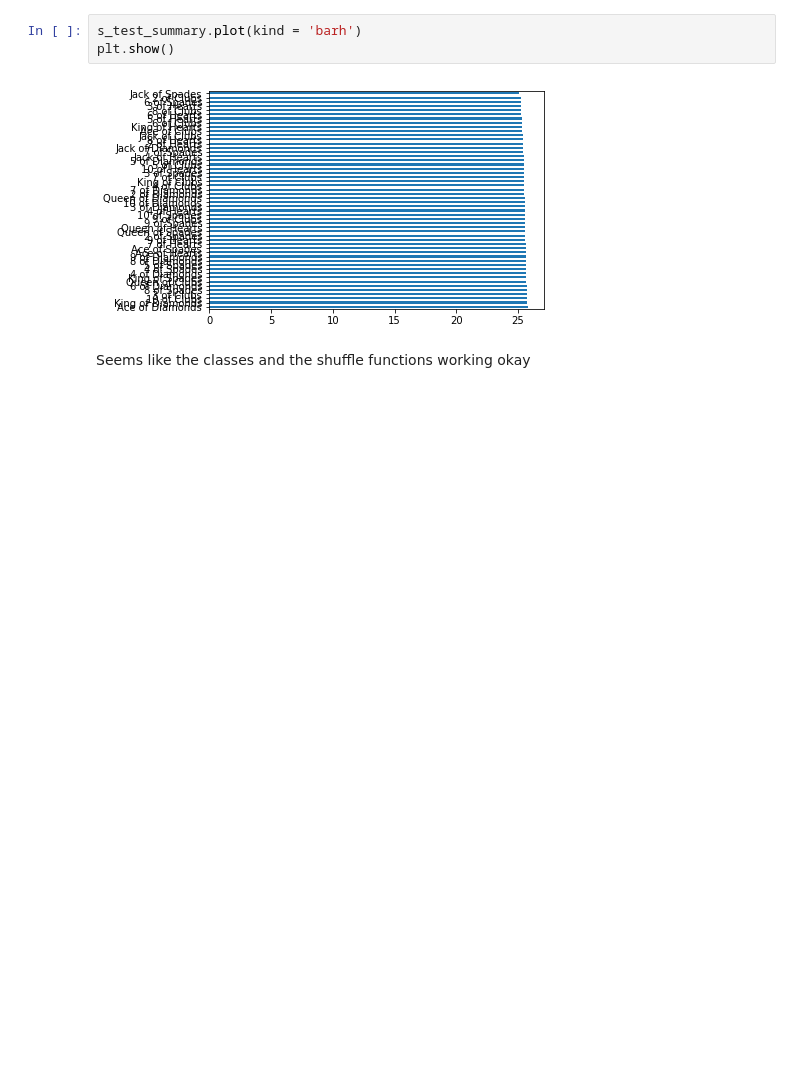
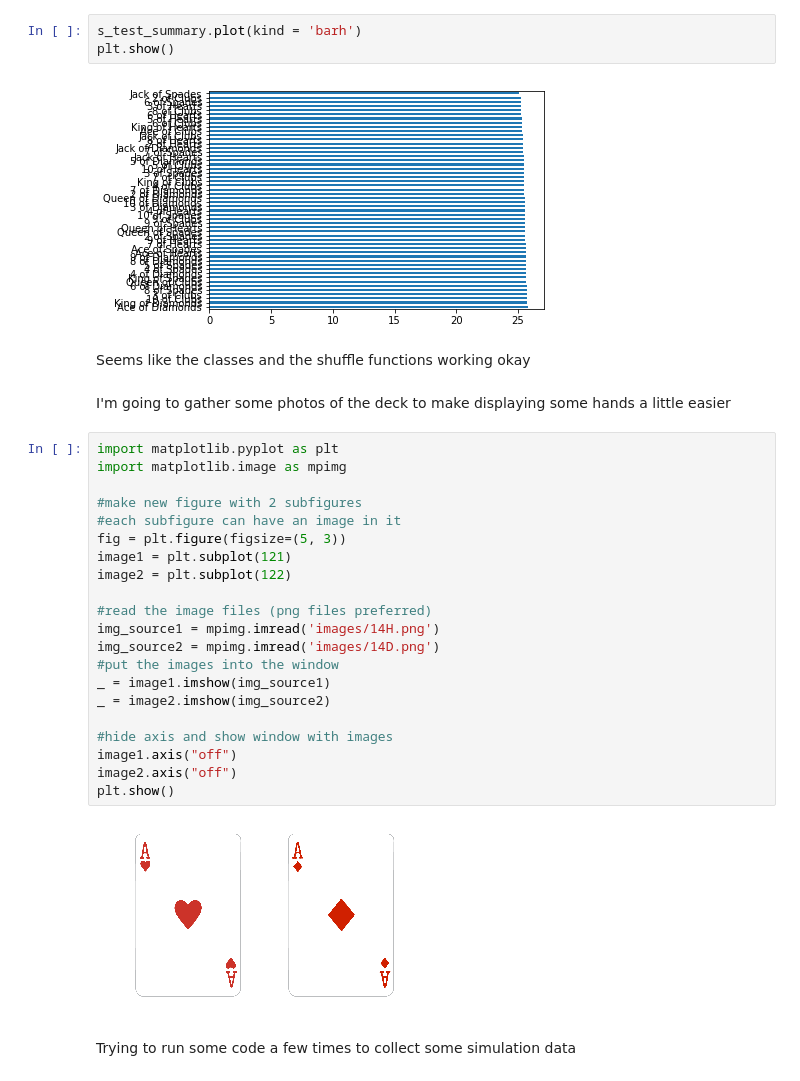
Before and after one commit to a35931chi/Poker, a Jupyter notebook: Test Functions.ipynb, the cells around one changed output. Drawn from its saved outputs; the diff is of its cells as text; blank space fills up the shorter version.

Commit message:
started a new exercise to evaluate best possible hands and outs.

```diff
--- a/Test Functions.ipynb
+++ b/Test Functions.ipynb
@@ -59,3 +64,30 @@ plt.show()
 [figure]
 # %% [markdown]
 Seems like the classes and the shuffle functions working okay
+# %% [markdown]
+I'm going to gather some photos of the deck to make displaying some hands a little easier
+# %%
+import matplotlib.pyplot as plt
+import matplotlib.image as mpimg
+
+#make new figure with 2 subfigures
+#each subfigure can have an image in it
+fig = plt.figure(figsize=(5, 3))
+image1 = plt.subplot(121)
+image2 = plt.subplot(122)
+
+#read the image files (png files preferred)
+img_source1 = mpimg.imread('images/14H.png')
+img_source2 = mpimg.imread('images/14D.png')
+#put the images into the window
+_ = image1.imshow(img_source1)
+_ = image2.imshow(img_source2)
+
+#hide axis and show window with images
+image1.axis("off")
+image2.axis("off")
+plt.show()
+# %% [output]
+[figure, added]
+# %% [markdown]
+Trying to run some code a few times to collect some simulation data
```
Also changed, not shown: parts of 8 cells of this notebook, 56 other files.
